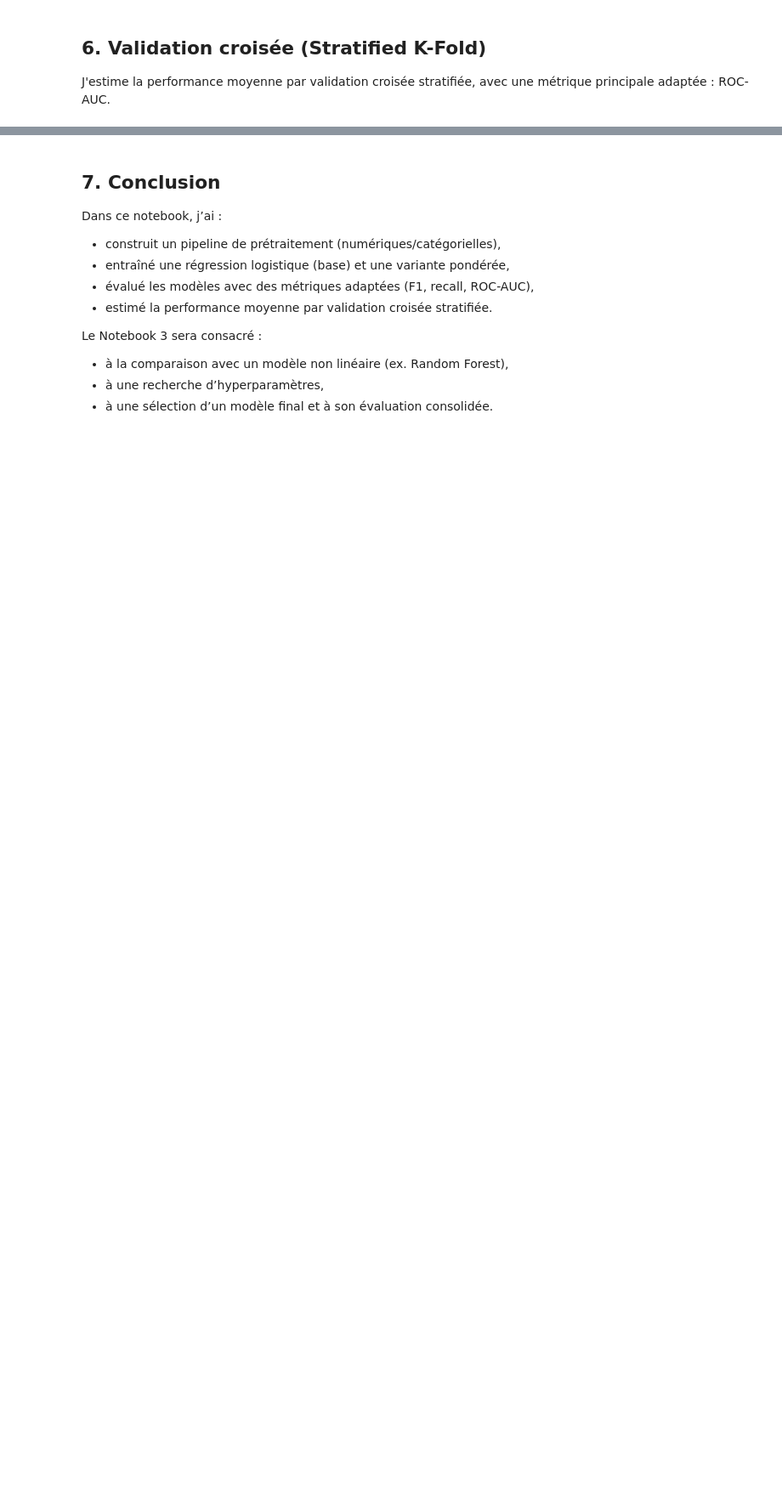
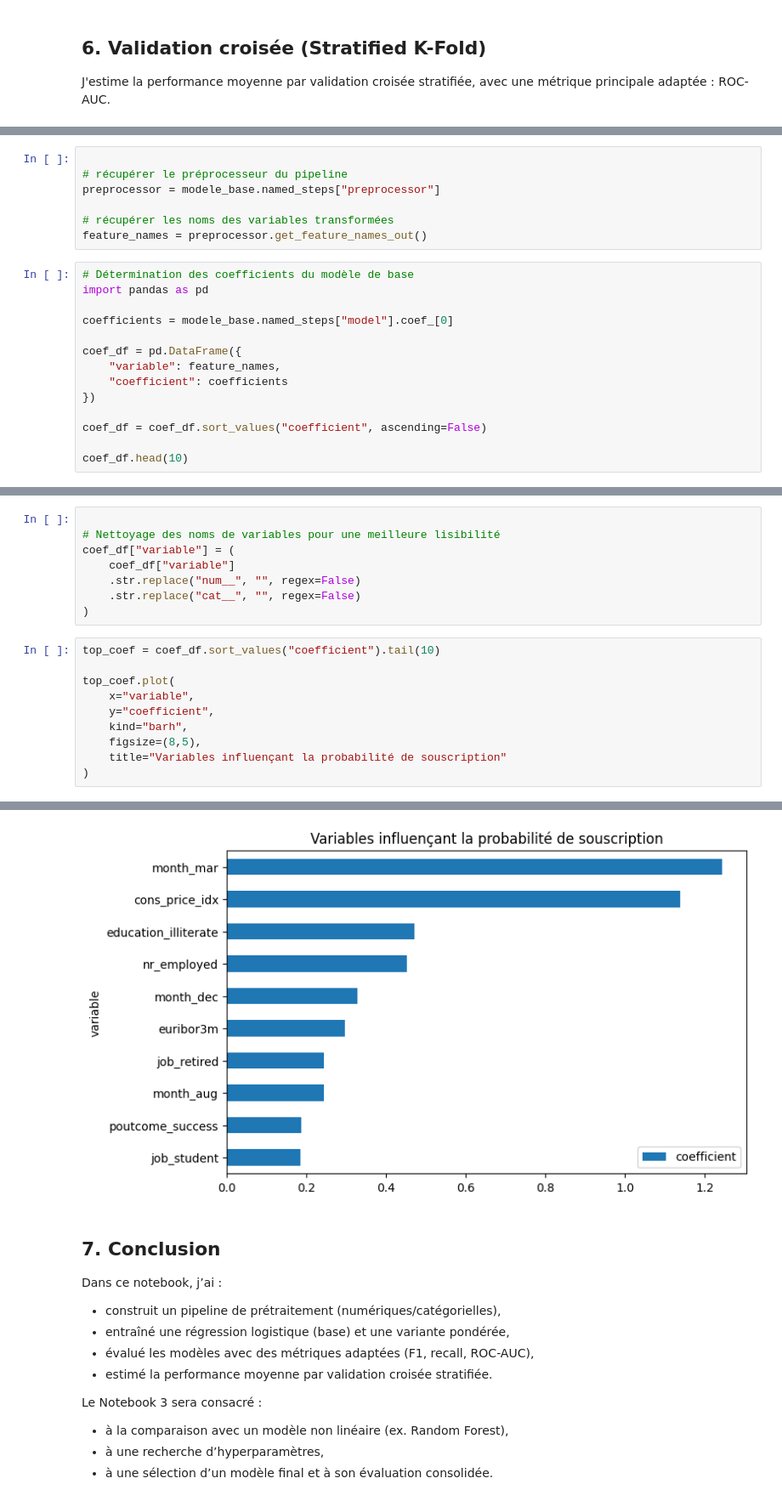
Before and after one commit to ladijadi/Projet_Scoring_bank-marketing, a Jupyter notebook: notebooks/02_modelisation_logistique.ipynb, the cells around one changed output, grey strips where cells are left out. Shown at 85% size. Saved outputs shown, nothing was run; the diff lists cells and outputs as text; blank space fills up the shorter version.

```diff
--- a/notebooks/02_modelisation_logistique.ipynb
+++ b/notebooks/02_modelisation_logistique.ipynb
@@ -252,0 +256,21 @@ Logistique (pondérée) {'roc_auc': 0.7928, 'f1_pos': 0.4504, 'recall_pos': 0.62
+# %%
+
+# récupérer le préprocesseur du pipeline
+preprocessor = modele_base.named_steps["preprocessor"]
+
+# récupérer les noms des variables transformées
+feature_names = preprocessor.get_feature_names_out()
+# %%
+# Détermination des coefficients du modèle de base
+import pandas as pd
+
+coefficients = modele_base.named_steps["model"].coef_[0]
+
+coef_df = pd.DataFrame({
+    "variable": feature_names,
+    "coefficient": coefficients
+})
+
+coef_df = coef_df.sort_values("coefficient", ascending=False)
+
+coef_df.head(10)
@@ -252,0 +305,19 @@ Logistique (pondérée) {'roc_auc': 0.7928, 'f1_pos': 0.4504, 'recall_pos': 0.62
+# %%
+
+# Nettoyage des noms de variables pour une meilleure lisibilité
+coef_df["variable"] = (
+    coef_df["variable"]
+    .str.replace("num__", "", regex=False)
+    .str.replace("cat__", "", regex=False)
+)
+# %%
+top_coef = coef_df.sort_values("coefficient").tail(10)
+
+top_coef.plot(
+    x="variable",
+    y="coefficient",
+    kind="barh",
+    figsize=(8,5),
+    title="Variables influençant la probabilité de souscription"
+)
+# %% [output]
@@ -253,3 +325,4 @@ Logistique (pondérée) {'roc_auc': 0.7928, 'f1_pos': 0.4504, 'recall_pos': 0.62
+[figure, added]
 # %% [markdown]
 ## 7. Conclusion
 
```
Also changed, not shown: parts of 9 cells of this notebook, 5 other files.
